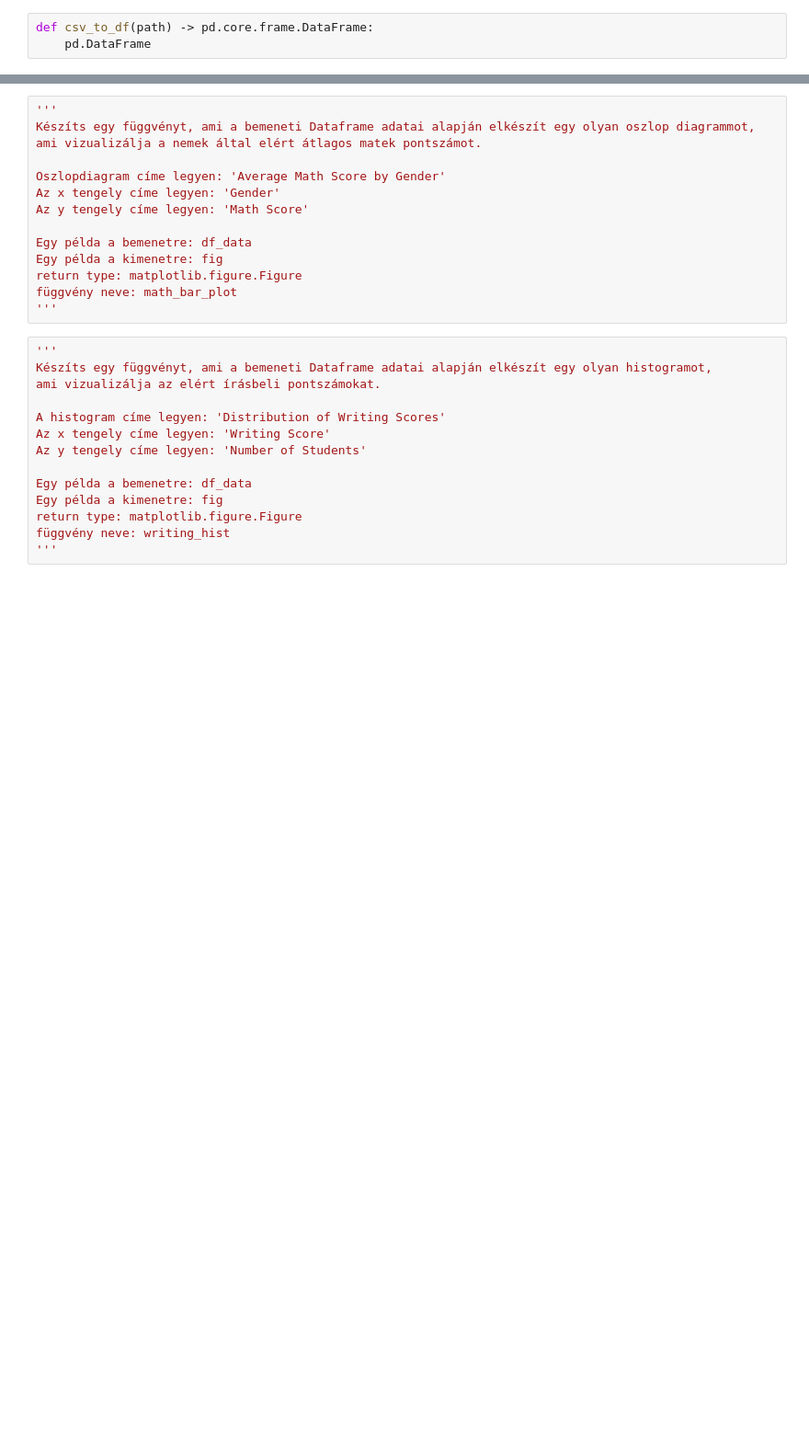
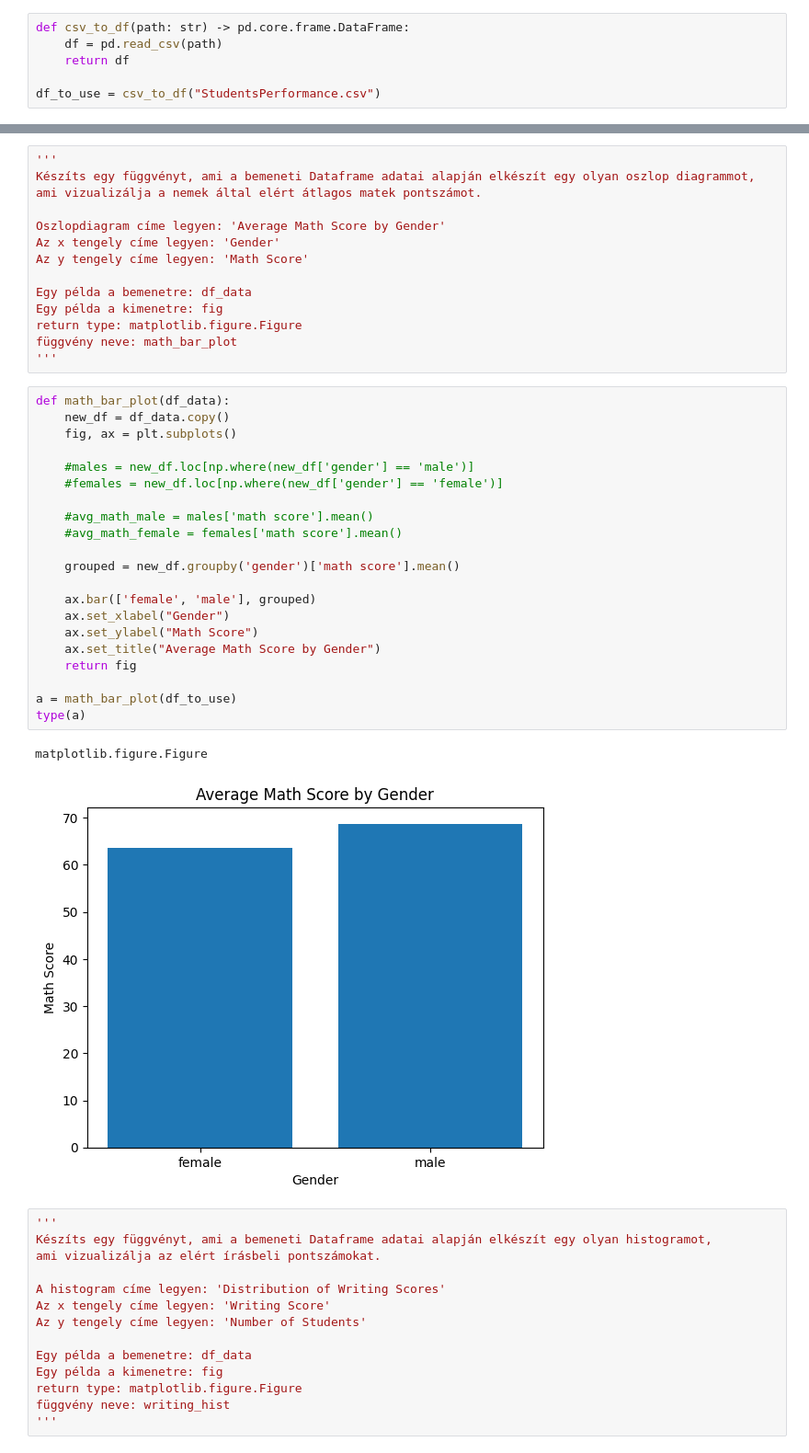
Before and after one commit to bfruzsi/BEVADAT2022232, a Jupyter notebook: HAZI/HAZI04/HAZI04.ipynb, the cells around one changed output, grey strips where cells are left out. Shown at 92% size. Drawn from its saved outputs; the diff is of its cells as text; blank space fills up the shorter version.

```diff
--- a/HAZI/HAZI04/HAZI04.ipynb
+++ b/HAZI/HAZI04/HAZI04.ipynb
@@ -19,6 +23,9 @@ függvény neve: csv_to_df
 # %%
-def csv_to_df(path) -> pd.core.frame.DataFrame:
-    pd.DataFrame
+def csv_to_df(path: str) -> pd.core.frame.DataFrame:
+    df = pd.read_csv(path)
+    return df
+
+df_to_use = csv_to_df("StudentsPerformance.csv")
 # %%
 '''
 Készíts egy függvényt, ami egy DataFrame-et vár paraméterként,
@@ -107,6 +253,30 @@ Egy példa a kimenetre: fig
 return type: matplotlib.figure.Figure
 függvény neve: math_bar_plot
 '''
+# %%
+def math_bar_plot(df_data):
+    new_df = df_data.copy()
+    fig, ax = plt.subplots()
+
+    #males = new_df.loc[np.where(new_df['gender'] == 'male')]
+    #females = new_df.loc[np.where(new_df['gender'] == 'female')]
+
+    #avg_math_male = males['math score'].mean()
+    #avg_math_female = females['math score'].mean()
+
+    grouped = new_df.groupby('gender')['math score'].mean()
+
+    ax.bar(['female', 'male'], grouped)
+    ax.set_xlabel("Gender")
+    ax.set_ylabel("Math Score")
+    ax.set_title("Average Math Score by Gender")
+    return fig
+
+a = math_bar_plot(df_to_use)
+type(a)
+# %% [output]
+matplotlib.figure.Figure
+[figure, added]
 # %%
 '''
 Készíts egy függvényt, ami a bemeneti Dataframe adatai alapján elkészít egy olyan histogramot,
```
Also changed, not shown: parts of 17 cells of this notebook, 1 other file.
